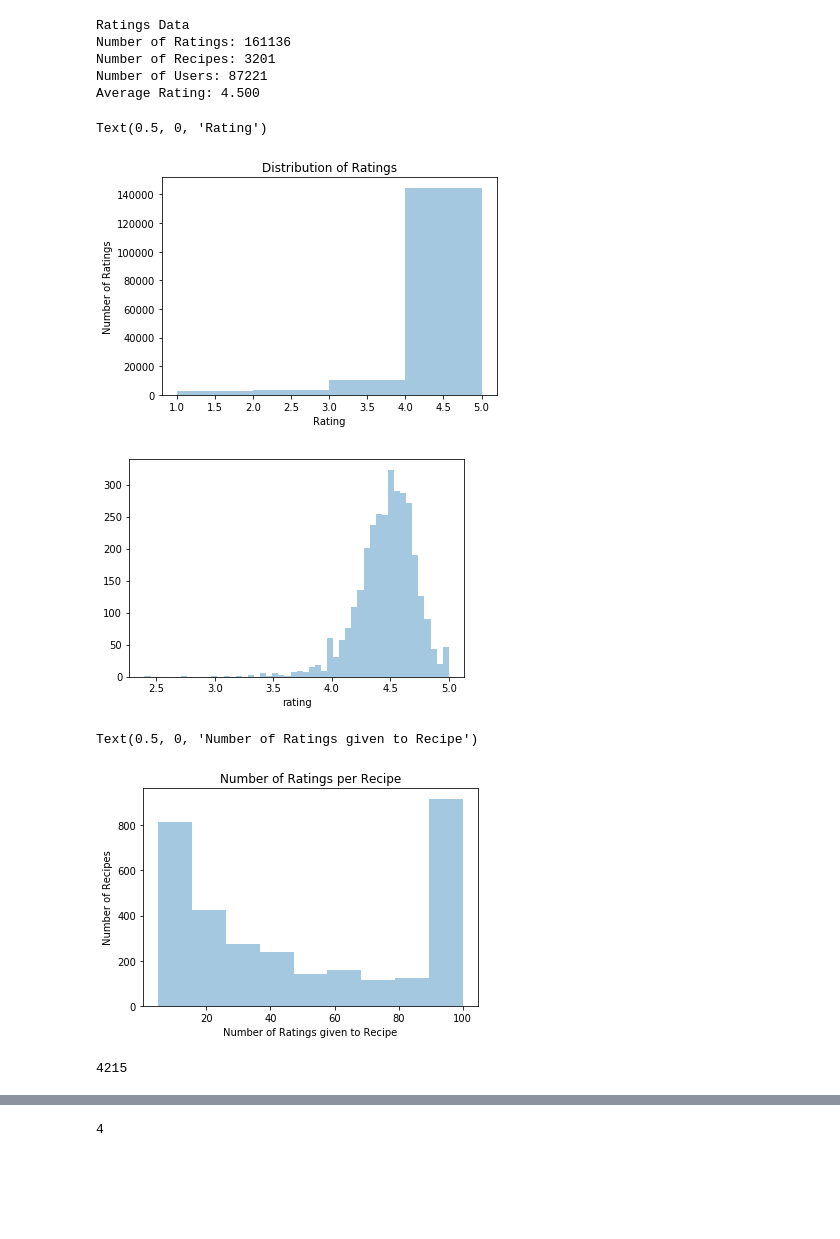
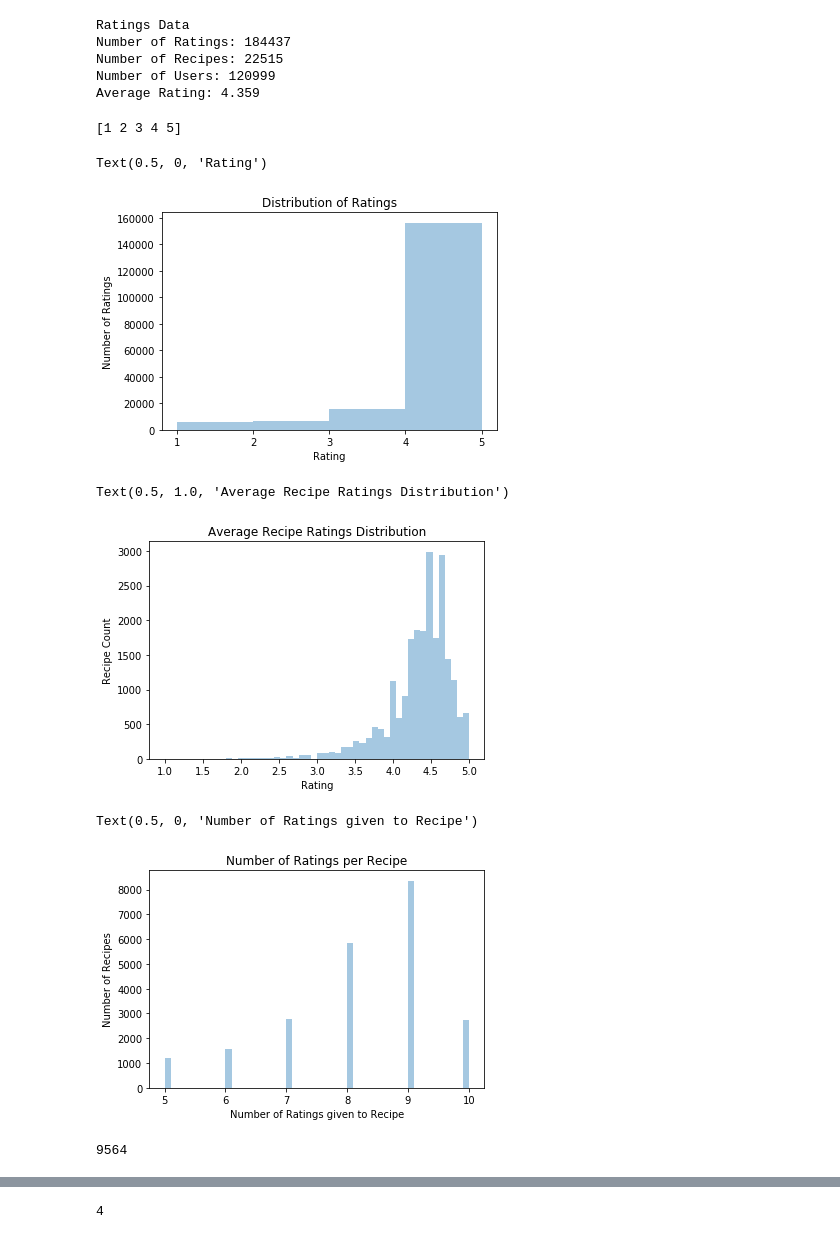
Before and after one commit to gblaketx/edibuddyRecommendations, a Jupyter notebook: Explore Data.ipynb, the cells around one changed output, grey strips where cells are left out. Drawn from its saved outputs; the diff is of its cells as text; code cells hidden in the pictures; blank space fills up the shorter version.

Commit message:
Full pipeline working

```diff
--- a/Explore Data.ipynb
+++ b/Explore Data.ipynb
@@ -47,8 +32,15 @@ def extract_user_ratings(data):
 # %%
+# Ratings Only
 # with open("data/user_dict.pkl", "rb") as infile:
 #     user_data = pickle.load(infile)
 
-ratings = pd.read_csv("data/all_recipe_clean.csv")
+# ratings = pd.read_csv("data/all_recipe_clean.csv")
+
+# Full Recipe
+with open("data/all_recipes.pkl", "rb") as infile:
+    recipes = pickle.load(infile)
+ratings = pd.read_csv("data/all_ratings.csv")
+
 recipe_rating_counts = ratings.recipe_id.value_counts()
 recipe_ids = recipe_rating_counts[recipe_rating_counts >= 5].index.unique().values
 recipe_ids = frozenset(recipe_ids)
@@ -83,10 +56,10 @@ print("Average Rating: {0:.3f}".format(ratings.rating.mean()))
 # ratings
 # %% [output]
 Ratings Data
-Number of Ratings: 161136
-Number of Recipes: 3201
-Number of Users: 87221
-Average Rating: 4.500
+Number of Ratings: 184437
+Number of Recipes: 22515
+Number of Users: 120999
+Average Rating: 4.359
 # %%
 # TODO: Distribution of recipe ratings
 # ratings.recipe_id.value_counts()
@@ -96,19 +69,26 @@ Average Rating: 4.500
 
 # Distribution of Ratings
 rating_values = ratings.rating.values
-bins = bins=np.arange(rating_values.min(), rating_values.max() + 1)
+bins = np.arange(rating_values.min(), rating_values.max() + 1)
+print(bins)
 ax = sns.distplot(rating_values, kde=False, bins=bins)
+ax.set_xticks(bins)
 ax.set_title("Distribution of Ratings")
 ax.set_ylabel("Number of Ratings")
 ax.set_xlabel("Rating")
 # %% [output]
-Text(0.5, 0, 'Rating')
+[1 2 3 4 5]
+Text(0.5, 0, 'Rating')
-[figure, old version]
+[figure, new version]
 # %%
 recipe_ratings = ratings.groupby("recipe_id").rating.mean()
 ax = sns.distplot(recipe_ratings, kde=False)
+ax.set_ylabel("Recipe Count")
+ax.set_xlabel("Rating")
+ax.set_title("Average Recipe Ratings Distribution")
 # %% [output]
+Text(0.5, 1.0, 'Average Recipe Ratings Distribution')
-[figure, old version]
+[figure, new version]
 # %%
 # Ratings counts
 ax = sns.distplot(ratings.recipe_id.value_counts().values, kde=False)
@@ -117,7 +97,7 @@ ax.set_ylabel("Number of Recipes")
 ax.set_xlabel("Number of Ratings given to Recipe")
 # %% [output]
 Text(0.5, 0, 'Number of Ratings given to Recipe')
-[figure, old version]
+[figure, new version]
 # %%
 # User Ratings
 # ax = sns.distplot(ratings.user_id.value_counts().values, kde=False)
@@ -134,9 +114,9 @@ Text(0.5, 0, 'Number of Ratings given to Recipe')
 # from collections import Counter
 # Counter(ratings.user_id.value_counts().values)
 
-np.sum(ratings.user_id.value_counts().values >= 5)
+np.sum(ratings.user_id.value_counts().values >= 3)
 # %% [output]
-4215
+9564
 # %%
 # user_rating_counts = ratings.user_id.value_counts()
 # user_rating_counts = user_rating_counts[user_rating_counts >= 3]
```
Also changed, not shown: parts of 3 cells of this notebook, 8 other files.
